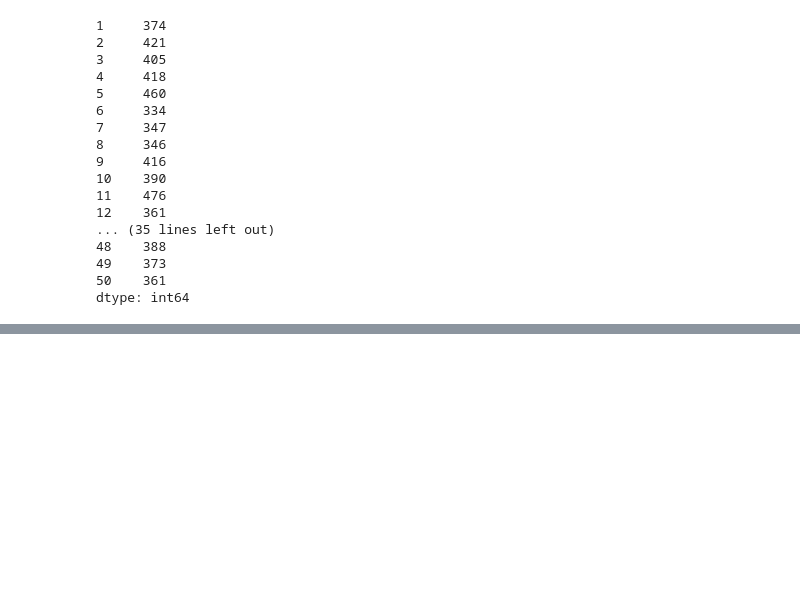
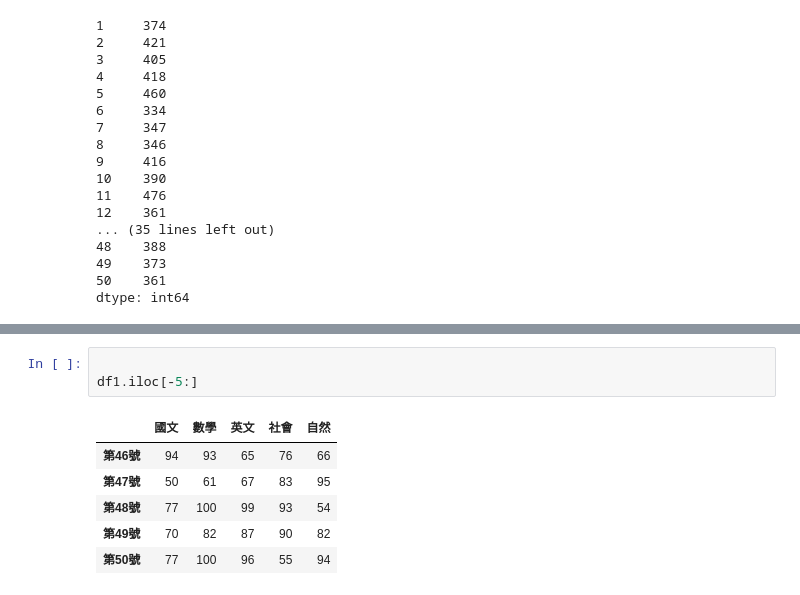
Before and after one commit to angela910423/_TEST_, a Jupyter notebook: lesson10.ipynb, the cells around one changed output, grey strips where cells are left out. Drawn from its saved outputs; the diff is of its cells as text; blank space fills up the shorter version.

```diff
--- a/lesson10.ipynb
+++ b/lesson10.ipynb
@@ -111,0 +162,10 @@ dtype: int64
+# %%
+
+df1.iloc[-5:]
+# %% [output]
+|  | 國文 | 數學 | 英文 | 社會 | 自然 |
+| 第46號 | 94 | 93 | 65 | 76 | 66 |
+| 第47號 | 50 | 61 | 67 | 83 | 95 |
+| 第48號 | 77 | 100 | 99 | 93 | 54 |
+| 第49號 | 70 | 82 | 87 | 90 | 82 |
+| 第50號 | 77 | 100 | 96 | 55 | 94 |
```
Also changed, not shown: parts of 6 cells of this notebook.
